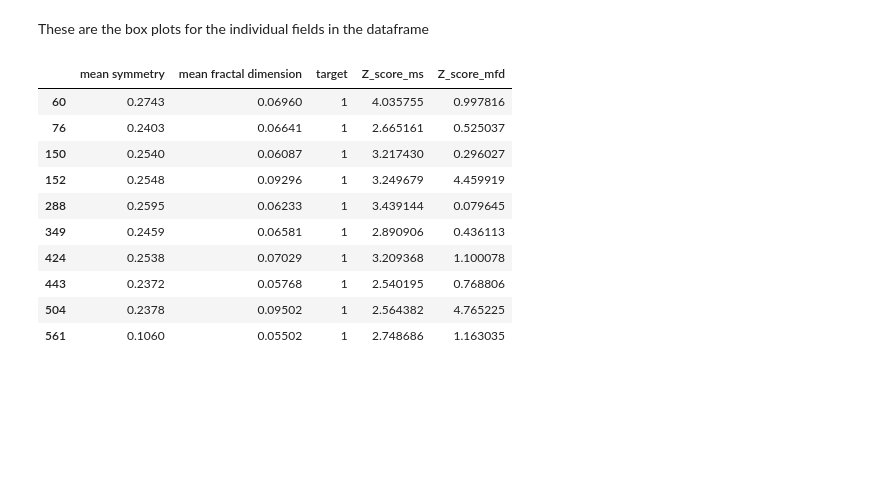
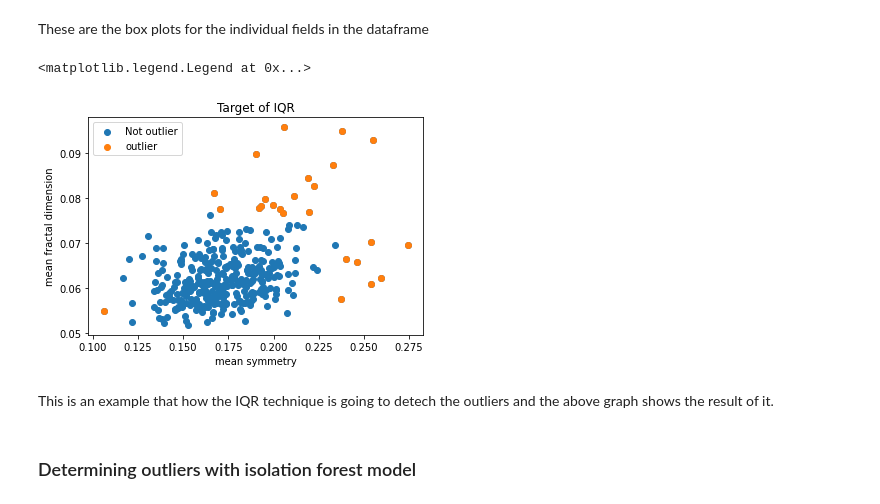
Before and after one commit to Shobhit-Mishra-02/AI-ML-repo, a Jupyter notebook: outlier detection.ipynb, the cells around one changed output. Drawn from its saved outputs; the diff is of its cells as text; code cells hidden in the pictures; blank space fills up the shorter version.

```diff
--- a/outlier detection.ipynb
+++ b/outlier detection.ipynb
@@ -160,16 +163,18 @@ upper_bound_ms = q3_ms + 1.5*IQR_ms
 lower_bound_mft = q1_mft - 1.5*IQR_mft
 upper_bound_mft = q3_mft + 1.5*IQR_mft
 # %%
-df1[(df1["mean symmetry"]<lower_bound_ms) | (df1["mean symmetry"]>upper_bound_ms)]
+target_of_IQR = df1[(df1["mean symmetry"]<lower_bound_ms) | (df1["mean symmetry"]>upper_bound_ms) | (df1["mean fractal dimension"]<lower_bound_mft) | (df1["mean fractal dimension"]>upper_bound_mft)]
-# %% [output]
-|  | mean symmetry | mean fractal dimension | target | Z_score_ms | Z_score_mfd |
-| 60 | 0.2743 | 0.06960 | 1 | 4.035755 | 0.997816 |
-| 76 | 0.2403 | 0.06641 | 1 | 2.665161 | 0.525037 |
-| 150 | 0.2540 | 0.06087 | 1 | 3.217430 | 0.296027 |
-| 152 | 0.2548 | 0.09296 | 1 | 3.249679 | 4.459919 |
-| 288 | 0.2595 | 0.06233 | 1 | 3.439144 | 0.079645 |
-| 349 | 0.2459 | 0.06581 | 1 | 2.890906 | 0.436113 |
-| 424 | 0.2538 | 0.07029 | 1 | 3.209368 | 1.100078 |
-| 443 | 0.2372 | 0.05768 | 1 | 2.540195 | 0.768806 |
-| 504 | 0.2378 | 0.09502 | 1 | 2.564382 | 4.765225 |
-| 561 | 0.1060 | 0.05502 | 1 | 2.748686 | 1.163035 |
+# %%
+plt.scatter(df1["mean symmetry"], df1["mean fractal dimension"])
+plt.scatter(target_of_IQR["mean symmetry"], target_of_IQR["mean fractal dimension"])
+plt.xlabel("mean symmetry")
+plt.ylabel("mean fractal dimension")
+plt.title("Target of IQR")
+plt.legend(["Not outlier","outlier"])
+# %% [output]
+<matplotlib.legend.Legend at 0x...>
+[figure, added]
+# %% [markdown]
+This is an example that how the IQR technique is going to detech the outliers and the above graph shows the result of it.
+# %% [markdown]
+### Determining outliers with isolation forest model
```
Also changed, not shown: parts of 14 cells of this notebook.
